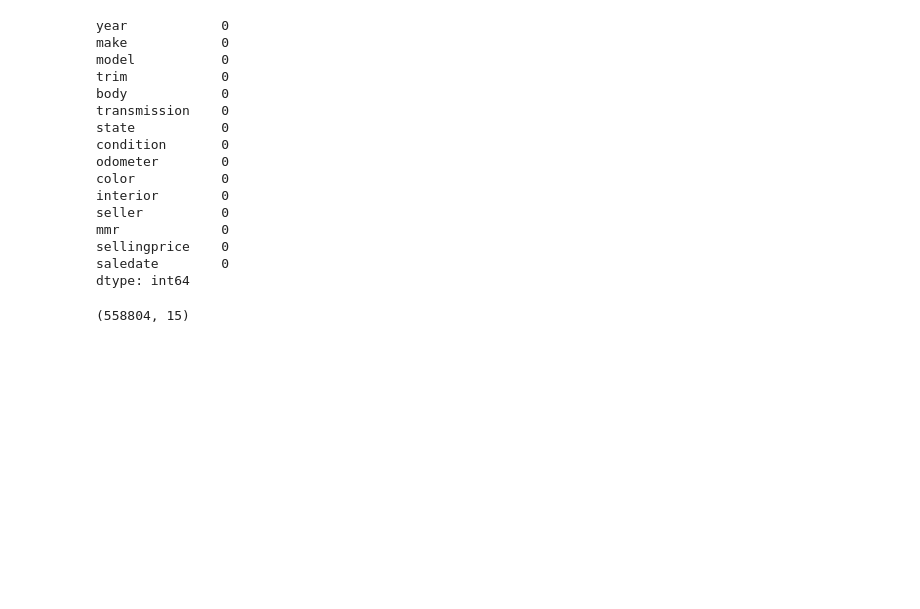
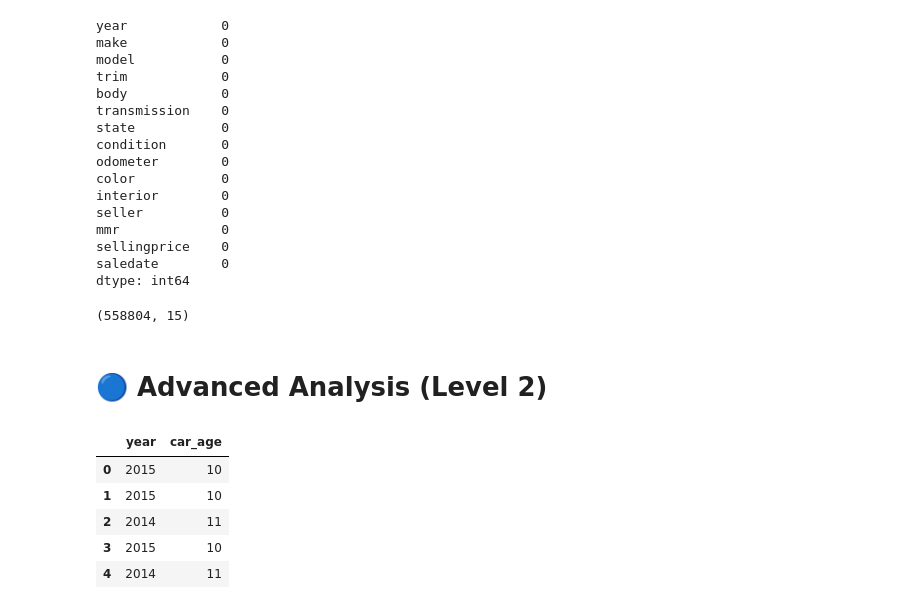
Before and after one commit to dheerajsaini11/ecommerce-data-analysis, a Jupyter notebook: notebooks/eda.ipynb, the cells around one changed output. Drawn from its saved outputs; the diff is of its cells as text; code cells hidden in the pictures; blank space fills up the shorter version.

Commit message:
Update: eda sheet with some new analysis

```diff
--- a/notebooks/eda.ipynb
+++ b/notebooks/eda.ipynb
@@ -142,3 +142,18 @@ df_clean.shape
 (558804, 15)
 # %%
 df_clean.to_csv("../data/processed/clean_data.csv", index=False)
+# %% [markdown]
+# 🔵 Advanced Analysis (Level 2)
+# %%
+# Create new feature: car age
+df ['car_age'] = 2025 - df['year']
+
+# Check result
+df[['year', 'car_age']].head()
+# %% [output]
+|  | year | car_age |
+| 0 | 2015 | 10 |
+| 1 | 2015 | 10 |
+| 2 | 2014 | 11 |
+| 3 | 2015 | 10 |
+| 4 | 2014 | 11 |
```
Also changed, not shown: parts of 3 cells of this notebook, 3 other files.
